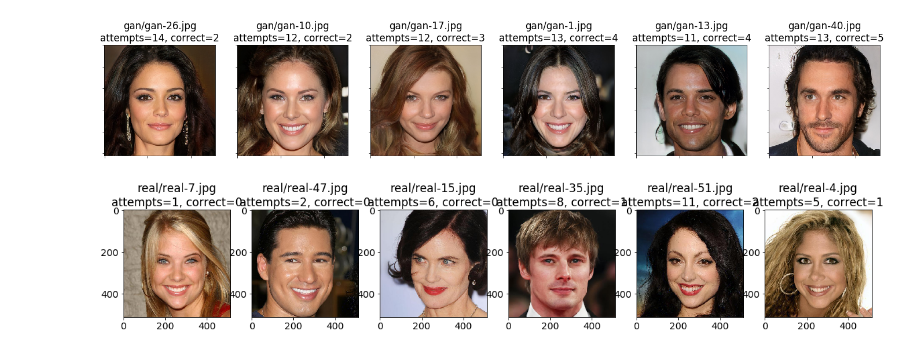
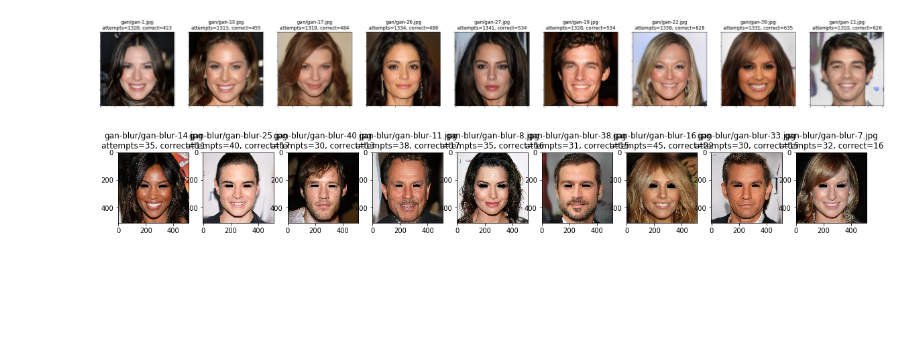
Before and after one commit to k-weng/6861-face, a Jupyter notebook: face-analysis.ipynb, the cells around one changed output. Saved outputs shown, nothing was run; the diff lists cells and outputs as text; code cells hidden in the pictures; blank space fills up the shorter version.

```diff
--- a/face-analysis.ipynb
+++ b/face-analysis.ipynb
@@ -231,30 +267,33 @@ gender_img_df = df.groupby(['filename', 'gender']).agg({
 }).reset_index()
 gender_img_df['accuracy'] = gender_img_df.correct / gender_img_df.id
 # %%
-N = 6
+N = 9
+expt_id = 1
 true = 0
-expt_id = 1
 ascending = True
 
 data = img_df[(img_df.true == true) & (img_df.expt_id == expt_id)].sort_values(by=['accuracy', 'id'], ascending=ascending).reset_index()
 
-fig = plt.figure(figsize=(24,6))
+# plt.hist(data.accuracy, bins=10)
+# plt.show()
+
+fig = plt.figure(figsize=(36,6))
 for i in range(N):
     ax = fig.add_subplot('%d%d%d' % (1,N,i+1))
     ax.set_title("%s\nattempts=%d, correct=%d" % (data.filename[i], data.id[i], int(data.correct[i])))
     filepath = os.path.join('./server/static', data.filename[i])
     ax.imshow(mpimg.imread(filepath))
     ax.set_yticklabels([])
     ax.set_xticklabels([])
 
 fig.savefig('./plots/hard_fake_exp1.svg')
 plt.show()
 # %% [output]
-[figure, old version]
+[figure, new version]
 # %%
-N = 6
-true = 1
-expt_id = 1
+N = 9
+true = 0
+expt_id = 2
 ascending = True
 gender = 'female'
 
@@ -269,4 +308,4 @@ for i in range(N):
 
 plt.show()
 # %% [output]
-[figure, old version]
+[figure, new version]
```
Also changed, not shown: parts of 14 cells of this notebook, 12 other files.
